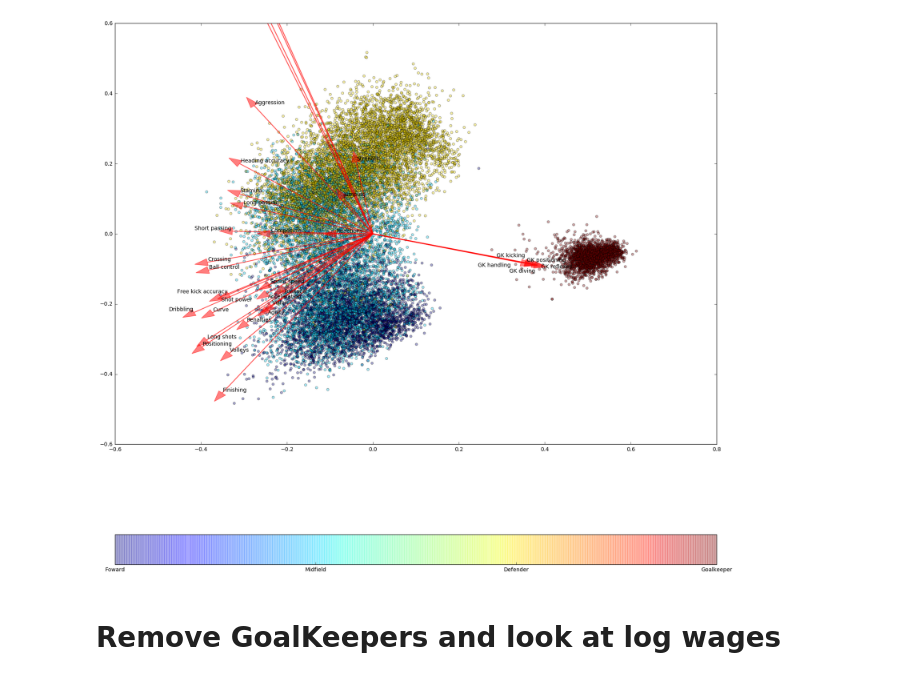
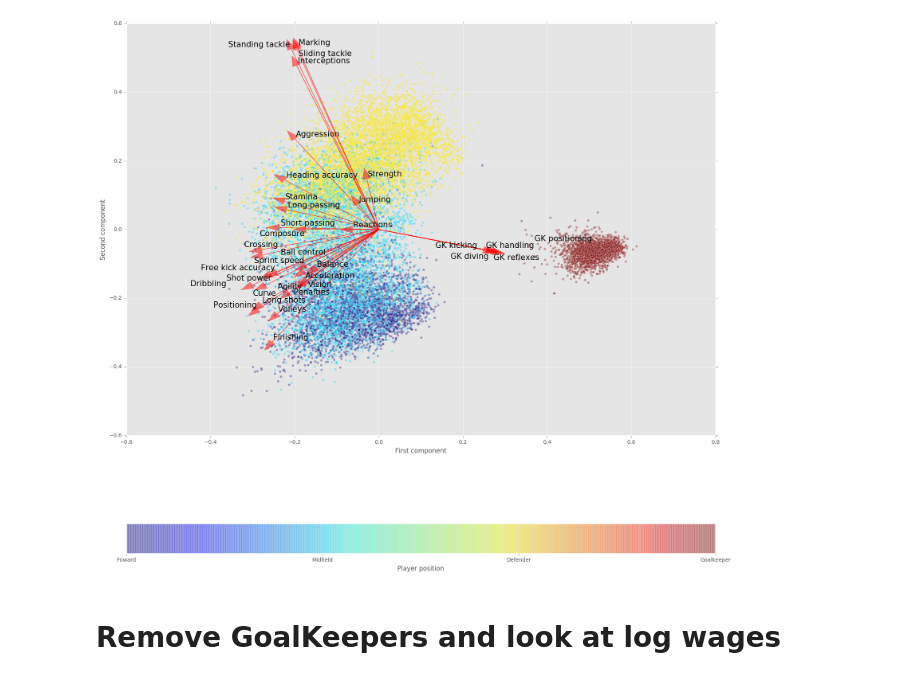
Before and after one commit to ReemaM20/Fifa18, a Jupyter notebook: fifa18 explore.ipynb, the cells around one changed output. Drawn from its saved outputs; the diff is of its cells as text; code cells hidden in the pictures.

```diff
--- a/fifa18 explore.ipynb
+++ b/fifa18 explore.ipynb
@@ -3,18 +3,16 @@ import pandas as pd
 import matplotlib.pyplot as plt
 import numpy as np
 from sklearn.decomposition import PCA
-from sklearn.manifold import TSNE
-from sklearn.preprocessing import StandardScaler
 import re
 from adjustText import adjust_text
-import countryinfo
+plt.style.use('ggplot')
 
 pd.options.display.max_columns = 999
 pd.options.display.max_rows = 300
 np.set_printoptions(linewidth=400)
 %matplotlib inline
 from IPython.display import display, HTML
-from geopy import geocoders
+pd.options.mode.chained_assignment = None
 display(HTML(data="""
 <style>
     div#notebook-container    { width: 95%; }
@@ -25,10 +23,6 @@ display(HTML(data="""
 # %%
 players = pd.read_csv("CompleteDataset.csv")
 player_att = pd.read_csv("PlayerAttributeData.csv") #to get att names easier
-
-players["Wage"] = players["Wage"].replace('[\€K,]', '', regex=True).astype(float)
-players["Wage log"] = players["Wage"].apply(np.log)
-players["Wage log"] = players["Wage log"].fillna(0)
 players["Preferred Positions 1"] = players["Preferred Positions"].apply(lambda x: re.findall('^([\w\-]+)', x)[0])
 # if fowards 0, midfield = 1, defender = 2, GK = 3
 positions_map1 = {
@@ -47,8 +41,7 @@ positions_map1 = {
  'RW': 0,
  'RWB': 2,
  'ST': 0}
-attribute_names = player_att.columns[1:].values
-attribute_names = attribute_names[attribute_names!="ID"]
+
 players["Preferred Positions int"] = players["Preferred Positions 1"].replace(positions_map1)
 players = players.fillna(players.mean())
 # %%
@@ -62,8 +57,6 @@ attributes = get_attributes(players)
 position_col = players["Preferred Positions int"]
 # %%
 def dim_reduction(x):
-    scaler = StandardScaler()
-    attributes = scaler.fit_transform(x)
     dim_reduce = PCA(n_components=2)
     dim_reduce_fit = dim_reduce.fit_transform(x)
     return dim_reduce, dim_reduce_fit
@@ -77,20 +70,24 @@ def biplot(dim_reduce,coeff,labels=None,color="blue",alpha=0.5):
     scaley = 1.0/(ys.max() - ys.min())
 
     cax = ax.scatter(xs*scalex,ys*scaley,c = color,alpha=0.35)
-    arrow_scale = 1.8
+    arrow_scale = 1.3
     annotations = []
     for i in range(n):
         ax.arrow(0, 0, coeff[i,0]*arrow_scale, coeff[i,1]*arrow_scale,color = 'red',linestyle="-",alpha=0.5)
-        annotations.append(ax.text(coeff[i,0]*arrow_scale, coeff[i,1]*arrow_scale, labels[i], color = 'black', ha = 'left', va = 'top'))
+        annotations.append(ax.text(coeff[i,0]*arrow_scale, coeff[i,1]*arrow_scale, labels[i], color = 'black', ha = 'left', va = 'top',fontsize=15))
     adjust_text(annotations)
+    ax.set_xlabel("First component")
+    ax.set_ylabel("Second component")
     return fig,cax
 # %%
 dim_reduce, dim_reduce_fit = dim_reduction(attributes)
 fig,cax = biplot(dim_reduce_fit,np.transpose(dim_reduce.components_[0:2, :]),labels= attributes.columns.values,color=position_col)
 cbar = fig.colorbar(cax, ticks=[0,1,2,3], orientation='horizontal')
 cbar.ax.set_xticklabels(['Foward','Midfield','Defender',"Goalkeeper"])  # horizontal colorbar
+cbar.set_label("Player position")
+plt.savefig("fifa_by_position.png")
 plt.show()
 # %% [output]
-[figure, old version]
+[figure, new version]
 # %% [markdown]
 # Remove GoalKeepers and look at log wages
```
Also changed, not shown: parts of 6 cells of this notebook, 4 other files.
